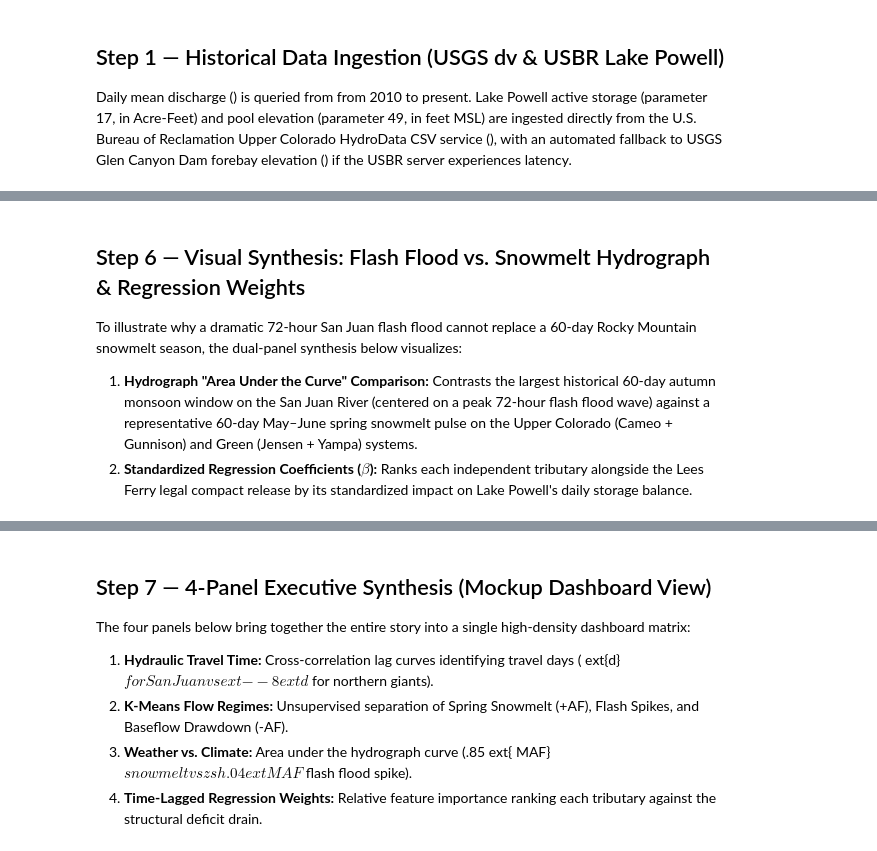
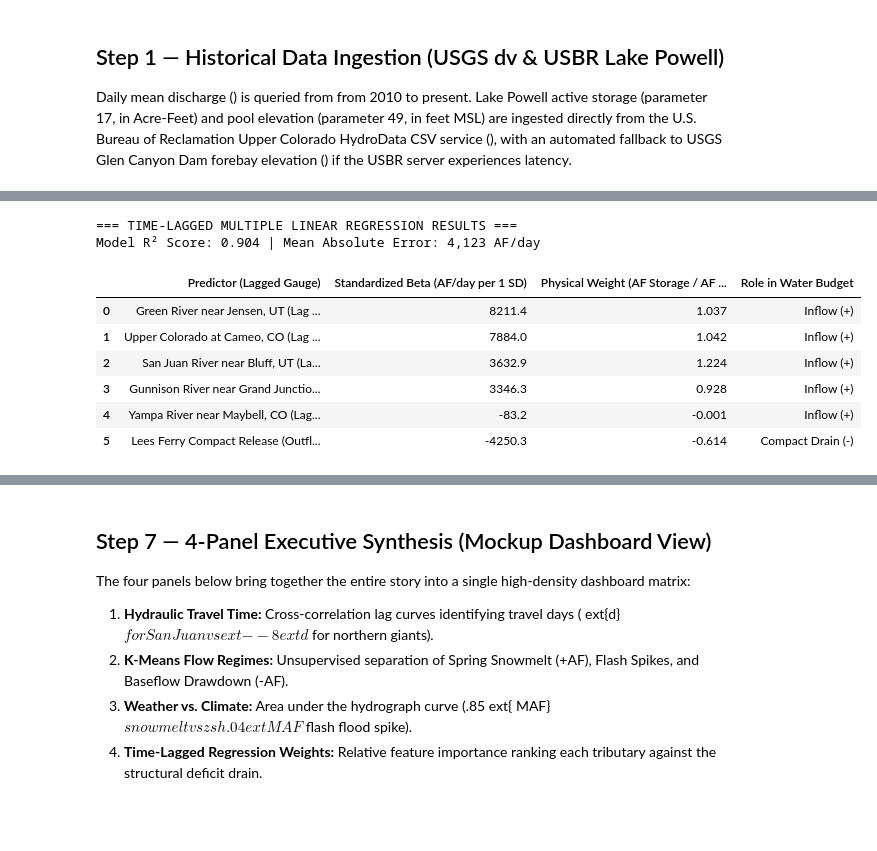
Before and after one commit to schochdo/CO_River, a Jupyter notebook: web/notebooks/03_tributary_ml_analysis.ipynb, the cells around one changed output, grey strips where cells are left out. Cells and saved outputs as stored; diff of their text form; code cells hidden in the pictures; blank space fills up the shorter version.

```diff
--- a/web/notebooks/03_tributary_ml_analysis.ipynb
+++ b/web/notebooks/03_tributary_ml_analysis.ipynb
@@ -412,37 +457,41 @@ feature_labels["Lees_Ferry_AF_lag0d"] = "Lees Ferry Compact Release (Outflow, t-
 reg_df["Target_Delta_Powell_AF_day"] = master_df["Delta_Powell_Storage_AF"].rolling(7).mean()
 reg_df = reg_df.dropna().copy()
 
 X_cols = list(feature_labels.keys())
 X_raw = reg_df[X_cols]
 y = reg_df["Target_Delta_Powell_AF_day"]
 
 # Fit unstandardized model (physical AF/day to AF/day mass conservation check)
 lr_physical = LinearRegression()
 lr_physical.fit(X_raw, y)
 y_pred = lr_physical.predict(X_raw)
 
 # Fit standardized model to compare relative feature importance (Beta weights)
 scaler_reg = StandardScaler()
 X_std = scaler_reg.fit_transform(X_raw)
 lr_std = LinearRegression()
 lr_std.fit(X_std, y)
 
 r2 = r2_score(y, y_pred)
 mae = mean_absolute_error(y, y_pred)
 
 coef_table = pd.DataFrame({
     "Predictor (Lagged Gauge)": [feature_labels[c] for c in X_cols],
     "Standardized Beta (AF/day per 1 SD)": np.round(lr_std.coef_, 1),
     "Physical Weight (AF Storage / AF Flow)": np.round(lr_physical.coef_, 3),
     "Role in Water Budget": ["Inflow (+)" if "Lees_Ferry" not in c else "Compact Drain (-)" for c in X_cols]
 }).sort_values(by="Standardized Beta (AF/day per 1 SD)", ascending=False).reset_index(drop=True)
 
 print(f"=== TIME-LAGGED MULTIPLE LINEAR REGRESSION RESULTS ===")
-print(f"Model R² Score: {r2:.3f} | Mean Absolute Error: {mae:,.0f} AF/day
-")
+print(f"Model R² Score: {r2:.3f} | Mean Absolute Error: {mae:,.0f} AF/day\n")
 display(coef_table)
+# %% [output]
+=== TIME-LAGGED MULTIPLE LINEAR REGRESSION RESULTS ===
+Model R² Score: 0.904 | Mean Absolute Error: 4,123 AF/day
+|  | Predictor (Lagged Gauge) | Standardized Beta (AF/day per 1 SD) | Physical Weight (AF Storage / AF ... | Role in Water Budget |
+| 0 | Green River near Jensen, UT (Lag ... | 8211.4 | 1.037 | Inflow (+) |
+| 1 | Upper Colorado at Cameo, CO (Lag ... | 7884.0 | 1.042 | Inflow (+) |
+| 2 | San Juan River near Bluff, UT (La... | 3632.9 | 1.224 | Inflow (+) |
+| 3 | Gunnison River near Grand Junctio... | 3346.3 | 0.928 | Inflow (+) |
+| 4 | Yampa River near Maybell, CO (Lag... | -83.2 | -0.001 | Inflow (+) |
+| 5 | Lees Ferry Compact Release (Outfl... | -4250.3 | -0.614 | Compact Drain (-) |
-# %% [markdown]
-## Step 6 — Visual Synthesis: Flash Flood vs. Snowmelt Hydrograph & Regression Weights
-To illustrate why a dramatic 72-hour San Juan flash flood cannot replace a 60-day Rocky Mountain snowmelt season, the dual-panel synthesis below visualizes:
-1. **Hydrograph "Area Under the Curve" Comparison:** Contrasts the largest historical 60-day autumn monsoon window on the San Juan River (centered on a peak 72-hour flash flood wave) against a representative 60-day May–June spring snowmelt pulse on the Upper Colorado (Cameo + Gunnison) and Green (Jensen + Yampa) systems.
-2. **Standardized Regression Coefficients ($\beta$):** Ranks each independent tributary alongside the Lees Ferry legal compact release by its standardized impact on Lake Powell's daily storage balance.
```
Also changed, not shown: parts of 27 cells of this notebook, 14 other files.
